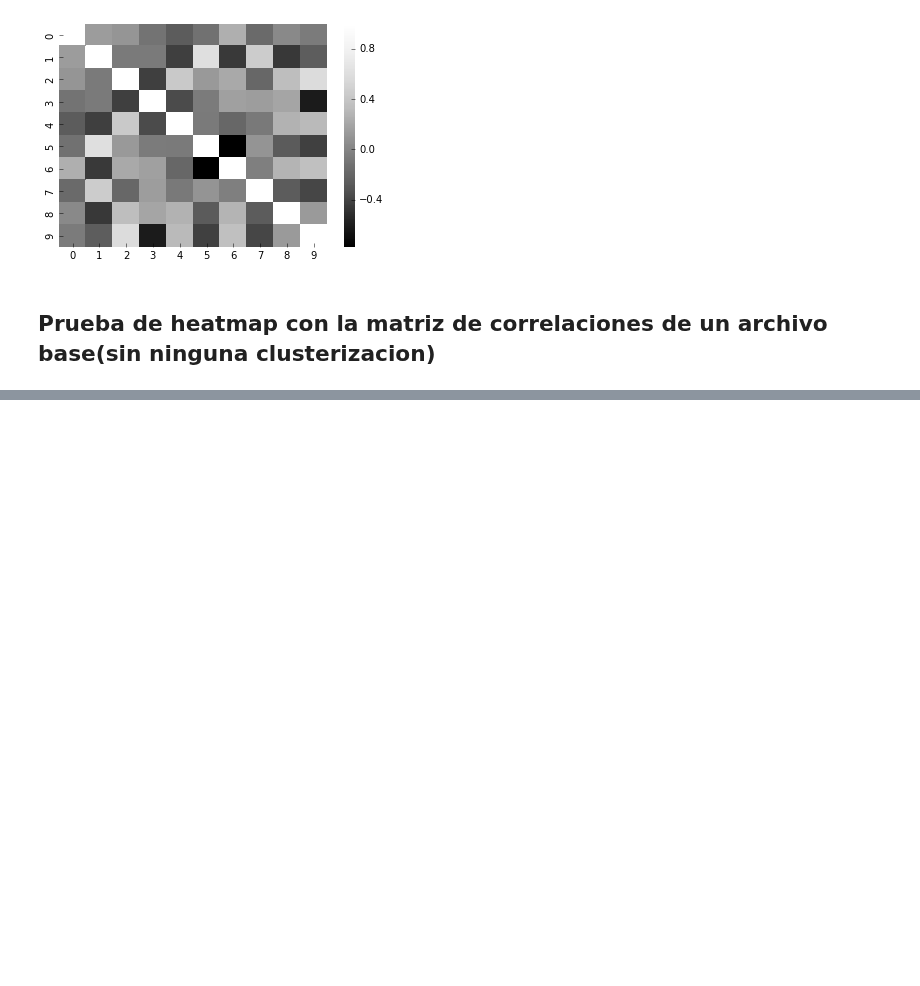
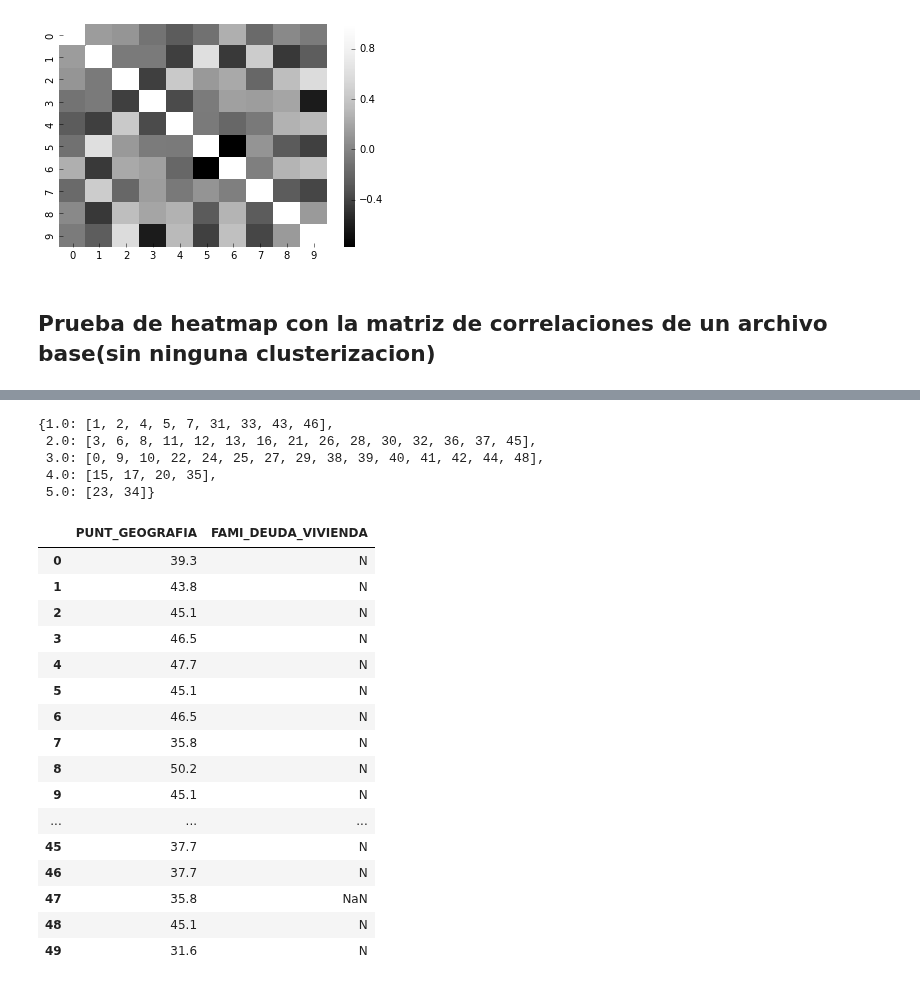
Before and after one commit to AronForero/ICFESProject, a Jupyter notebook: Descriptive_Analisis/Analisis_Descriptivo.ipynb, the cells around one changed output, grey strips where cells are left out. Drawn from its saved outputs; the diff is of its cells as text; code cells hidden in the pictures; blank space fills up the shorter version.

```diff
--- a/Descriptive_Analisis/Analisis_Descriptivo.ipynb
+++ b/Descriptive_Analisis/Analisis_Descriptivo.ipynb
@@ -143,0 +164,30 @@ sns.heatmap(file1.corr(), cmap="inferno")
+# %%
+estrato_file4 = file4.groupby(by='FAMI_ESTRATO_VIVIENDA', axis=0)
+# %%
+estrato_file4.groups
+# %% [output]
+{1.0: [1, 2, 4, 5, 7, 31, 33, 43, 46],
+ 2.0: [3, 6, 8, 11, 12, 13, 16, 21, 26, 28, 30, 32, 36, 37, 45],
+ 3.0: [0, 9, 10, 22, 24, 25, 27, 29, 38, 39, 40, 41, 42, 44, 48],
+ 4.0: [15, 17, 20, 35],
+ 5.0: [23, 34]}
+# %%
+file4[estrato_file4.groups[5.0]]
+# %% [output]
+|  | PUNT_GEOGRAFIA | FAMI_DEUDA_VIVIENDA |
+| 0 | 39.3 | N |
+| 1 | 43.8 | N |
+| 2 | 45.1 | N |
+| 3 | 46.5 | N |
+| 4 | 47.7 | N |
+| 5 | 45.1 | N |
+| 6 | 46.5 | N |
+| 7 | 35.8 | N |
+| 8 | 50.2 | N |
+| 9 | 45.1 | N |
+| ... | ... | ... |
+| 45 | 37.7 | N |
+| 46 | 37.7 | N |
+| 47 | 35.8 | NaN |
+| 48 | 45.1 | N |
+| 49 | 31.6 | N |
```
Also changed, not shown: parts of 2 cells of this notebook.
